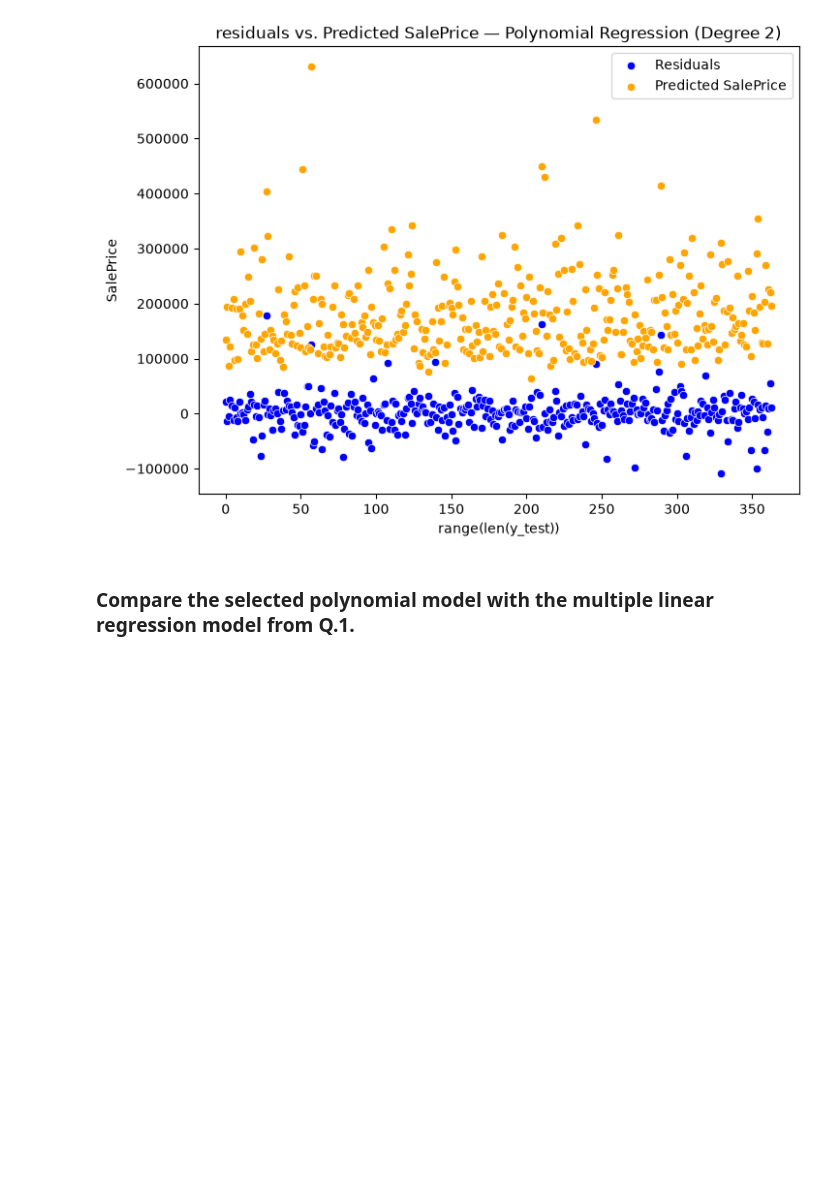
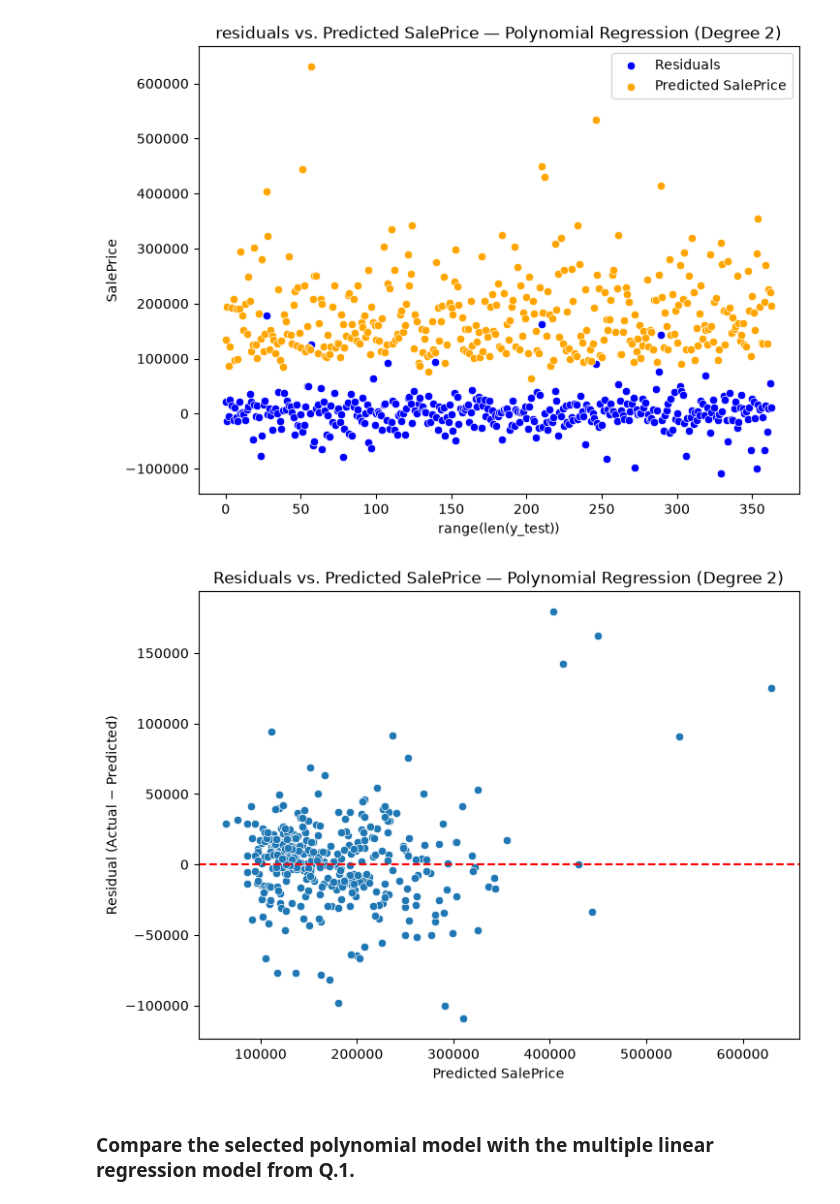
Before and after one commit to FarhanKhan1/MSAI_Machine_Learning, a Jupyter notebook: assignments_1/notebooks/q2_polynomial_regression.ipynb, the cells around one changed output. Cells and saved outputs as stored; diff of their text form; code cells hidden in the pictures; blank space fills up the shorter version.

Commit message:
polynomial addition work

```diff
--- a/assignments_1/notebooks/q2_polynomial_regression.ipynb
+++ b/assignments_1/notebooks/q2_polynomial_regression.ipynb
@@ -471,5 +471,15 @@ ax.legend()
 plt.show()
 # %% [output]
 [figure]
+# %%
+fig, ax = plt.subplots(figsize=(8, 6))
+sns.scatterplot(x=poly_test_preds, y=y_test - poly_test_preds, ax=ax)
+ax.axhline(0, color="red", linestyle="--")
+ax.set_xlabel("Predicted SalePrice")
+ax.set_ylabel("Residual (Actual − Predicted)")
+ax.set_title("Residuals vs. Predicted SalePrice — Polynomial Regression (Degree 2)")
+plt.show()
+# %% [output]
+[figure, added]
 # %% [markdown]
-### Compare the selected polynomial model with the multiple linear regression model from Q.1.
+### **Compare the selected polynomial model with the multiple linear regression model from Q.1.**
```
Also changed, not shown: parts of 6 cells of this notebook, 1 other file.
